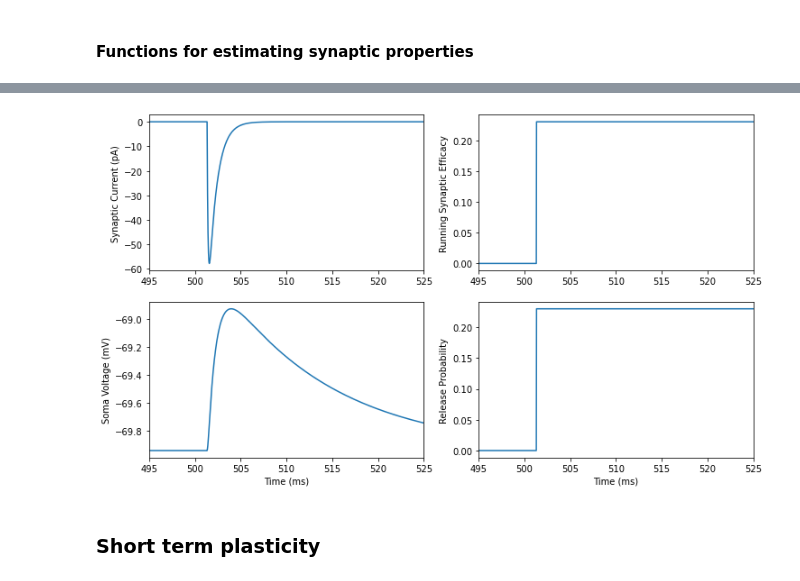
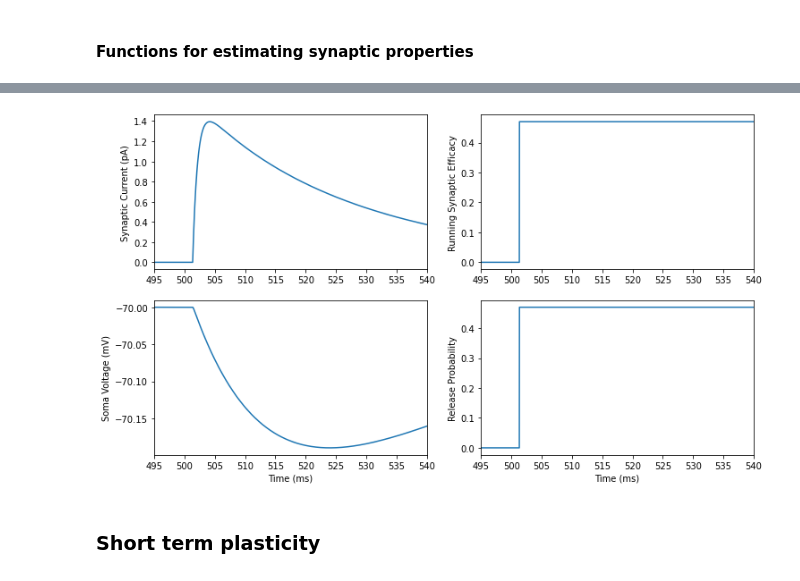
Before and after one commit to chenziao/V1_L5_Model, a Jupyter notebook: Model/Tuning/synapse_tuning.ipynb, the cells around one changed output, grey strips where cells are left out. Cells and saved outputs as stored; diff of their text form; code cells hidden in the pictures.

```diff
--- a/Model/Tuning/synapse_tuning.ipynb
+++ b/Model/Tuning/synapse_tuning.ipynb
@@ -301,7 +304,7 @@ conn_type_settings = {
     },
 }
 # %%
-Connection = 'CP2FSI'
+Connection = 'LTS2LTS'
 
 conn_type_setting = conn_type_settings[Connection]
 settings = default_settings.copy()
@@ -457,34 +460,34 @@ if vcl_on: # clamp current
 # %%
 def plot_model(xlim=[]):
     fig, axs = plt.subplots(2, 2, figsize=(12, 7))
     axs = axs.ravel()
     axs[0].plot(t, 1000 * isyn)
     axs[0].set_ylabel('Synaptic Current (pA)')
     ispk = int(np.round(tspk[0] / h.dt))
     if vcl_on:
         baseline = ivcl[ispk]
         ivcl_plt = np.array(ivcl) - baseline
         ivcl_plt[:ispk] = 0
         axs[2].plot(t, 1000 * ivcl_plt)
         axs[2].set_ylabel('VClamp Current (pA)')
     else:
         soma_v_plt = np.array(soma_v)
         soma_v_plt[:ispk] = soma_v_plt[ispk]
         axs[2].plot(t, soma_v_plt)
         axs[2].set_ylabel('Soma Voltage (mV)')
     axs[1].plot(t, Use_rec)
     axs[1].set_ylabel('Running Synaptic Efficacy')
     axs[3].plot(t, Pr)
     axs[3].set_ylabel('Release Probability')
     for i, ax in enumerate(axs):
         ax.set_xlim(*xlim)
         if i > 1:
             ax.set_xlabel('Time (ms)')
     plt.show()
 
-plot_model([tstart - 5, tstart + 25])
+plot_model([tstart - 5, tstart + 40])
 # %% [output]
-[figure, old version]
+[figure, new version]
 # %% [markdown]
 ### Short term plasticity
 # %%
```
Also changed, not shown: parts of 7 cells of this notebook, 20 other files.
